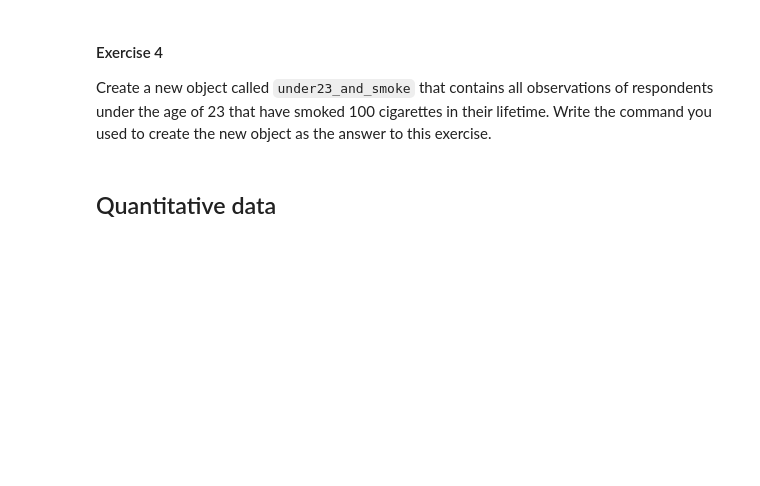
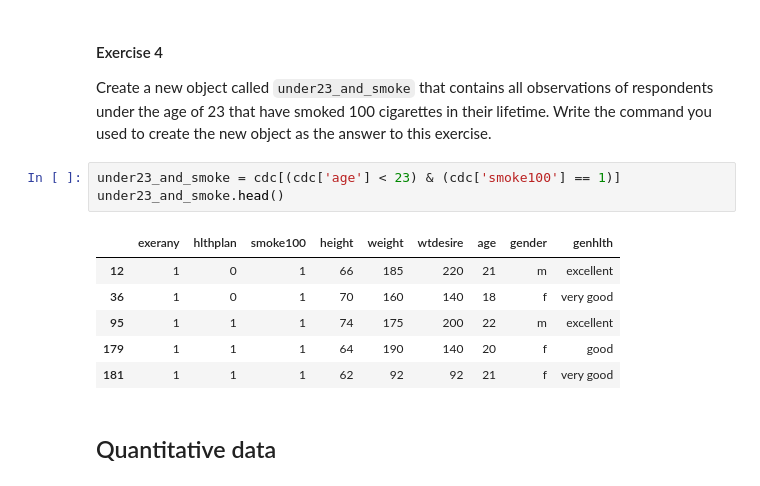
Before and after one commit to carmen-canedo/stats_tutorials_python, a Jupyter notebook: ch1n2_intro_to_data.ipynb, the cells around one changed output. Cells and saved outputs as stored; diff of their text form; blank space fills up the shorter version.

```diff
--- a/ch1n2_intro_to_data.ipynb
+++ b/ch1n2_intro_to_data.ipynb
@@ -450,6 +450,16 @@ will take people who are men or over the age of 30 (why that's an interesting gr
 <div class = 'exercise'>
 <h4>Exercise 4</h4>
 Create a new object called <code>under23_and_smoke</code> that contains all observations of respondents under the age of 23 that have smoked 100 cigarettes in their lifetime. Write the command you used to create the new object as the answer to this exercise.</div>
+# %%
+under23_and_smoke = cdc[(cdc['age'] < 23) & (cdc['smoke100'] == 1)]
+under23_and_smoke.head()
+# %% [output]
+|  | exerany | hlthplan | smoke100 | height | weight | wtdesire | age | gender | genhlth |
+| 12 | 1 | 0 | 1 | 66 | 185 | 220 | 21 | m | excellent |
+| 36 | 1 | 0 | 1 | 70 | 160 | 140 | 18 | f | very good |
+| 95 | 1 | 1 | 1 | 74 | 175 | 200 | 22 | m | excellent |
+| 179 | 1 | 1 | 1 | 64 | 190 | 140 | 20 | f | good |
+| 181 | 1 | 1 | 1 | 62 | 92 | 92 | 21 | f | very good |
 # %% [markdown]
 ## Quantitative data
 # %% [markdown]
```
